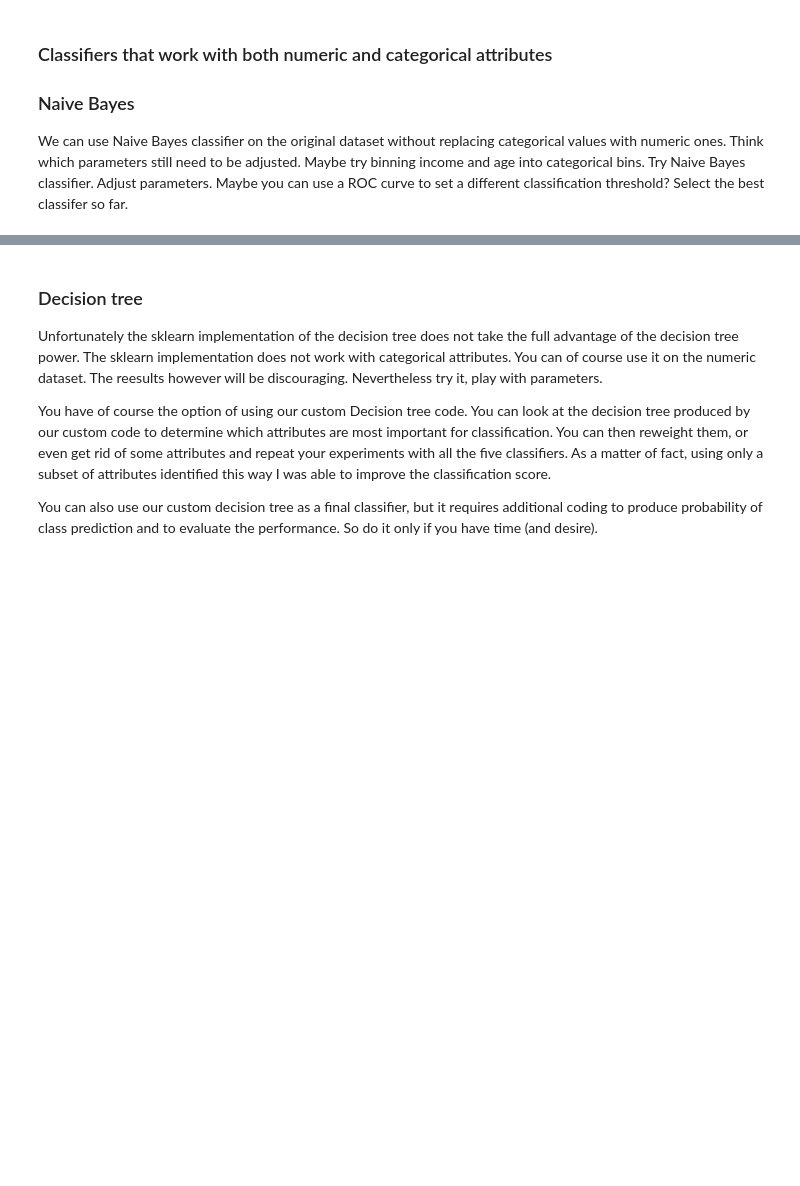
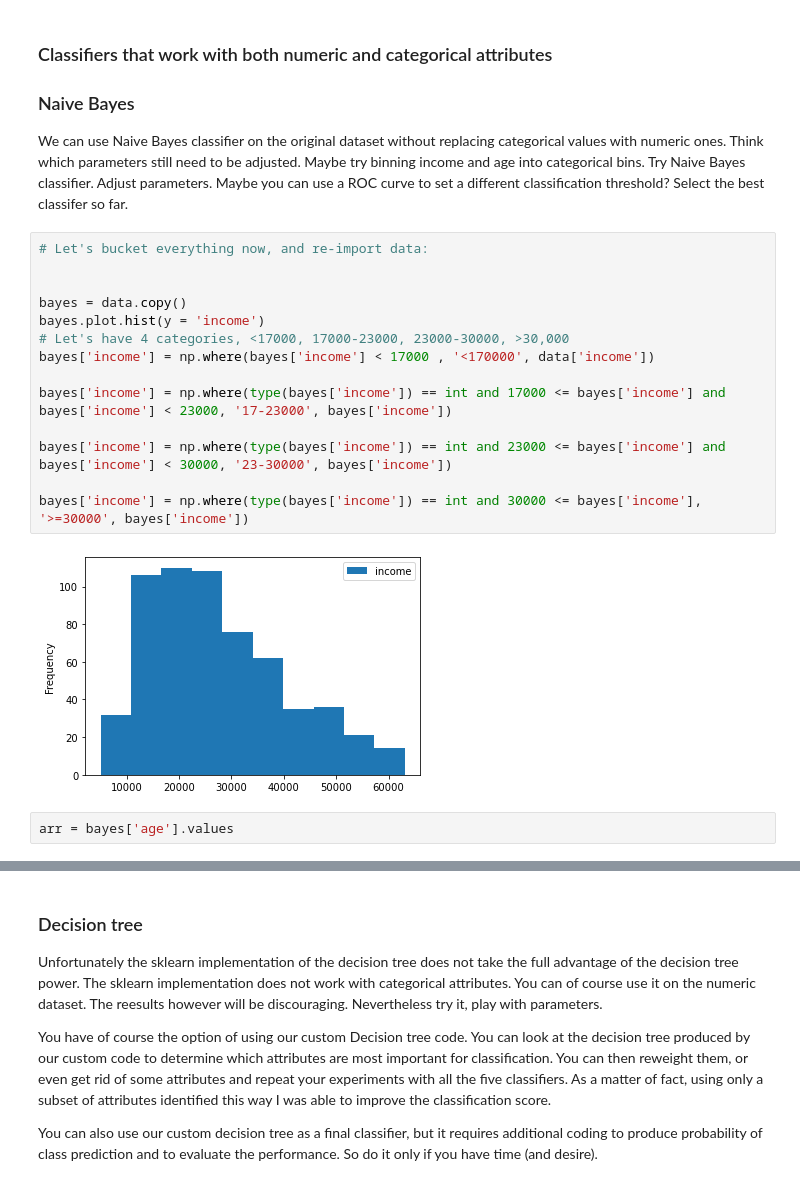
Before and after one commit to isaacw67/proj_ml_bank, a Jupyter notebook: bank_mailing.ipynb, the cells around one changed output, grey strips where cells are left out. Cells and saved outputs as stored; diff of their text form; blank space fills up the shorter version.

```diff
--- a/bank_mailing.ipynb
+++ b/bank_mailing.ipynb
@@ -229,3 +358,21 @@ Try to improve classification with SVM. Compare the scores statistically. COntin
 ### Naive Bayes
 We can use Naive Bayes classifier on the original dataset without replacing categorical values with numeric ones.
 Think which parameters still need to be adjusted. Maybe try binning income and age into categorical bins. Try Naive Bayes classifier. Adjust parameters. Maybe you can use a ROC curve to set a different classification threshold? Select the best classifer so far.
+# %%
+# Let's bucket everything now, and re-import data:
+
+
+bayes = data.copy()
+bayes.plot.hist(y = 'income')
+# Let's have 4 categories, <17000, 17000-23000, 23000-30000, >30,000
+bayes['income'] = np.where(bayes['income'] < 17000 , '<170000', data['income'])
+
+bayes['income'] = np.where(type(bayes['income']) == int and 17000 <= bayes['income'] and bayes['income'] < 23000, '17-23000', bayes['income'])
+
+bayes['income'] = np.where(type(bayes['income']) == int and 23000 <= bayes['income'] and bayes['income'] < 30000, '23-30000', bayes['income'])
+
+bayes['income'] = np.where(type(bayes['income']) == int and 30000 <= bayes['income'], '>=30000', bayes['income'])
+# %% [output]
+[figure, added]
+# %%
+arr = bayes['age'].values
```
Also changed, not shown: parts of 27 cells of this notebook.
